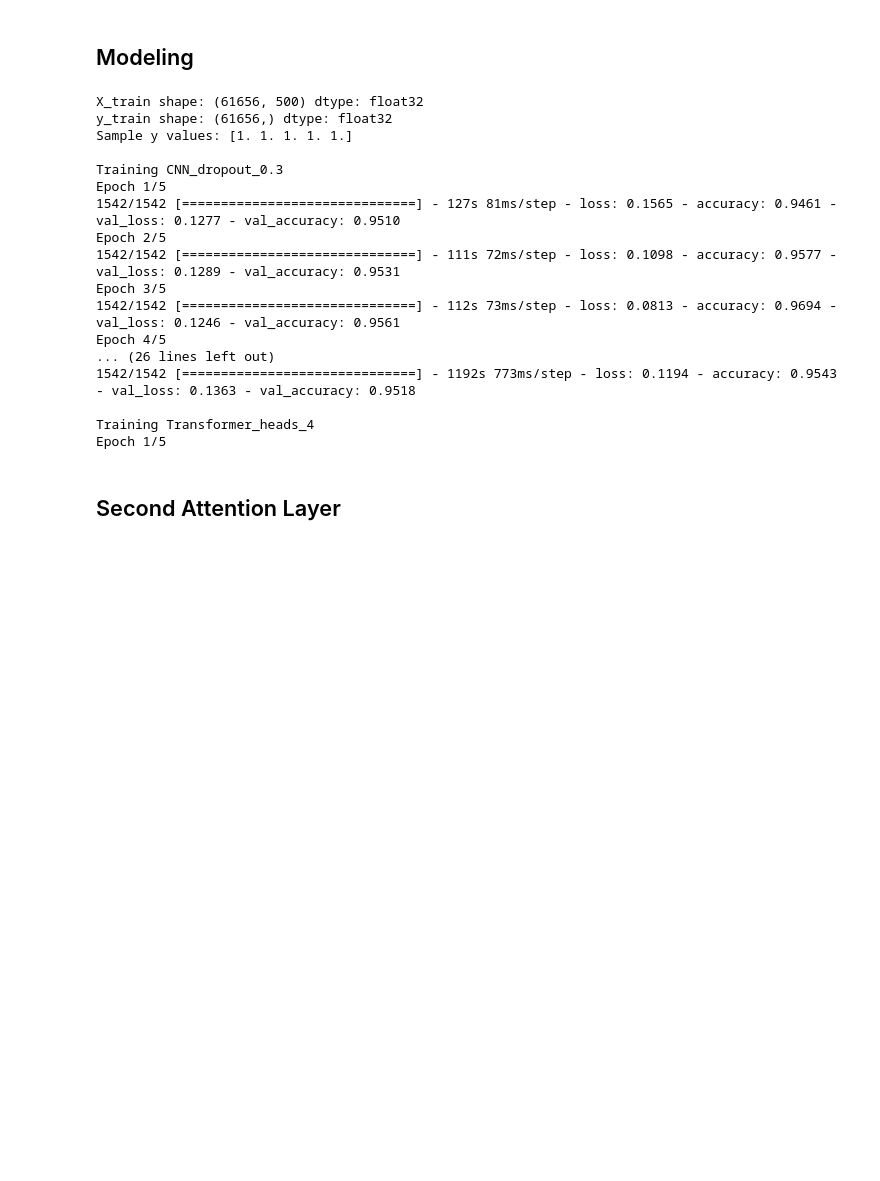
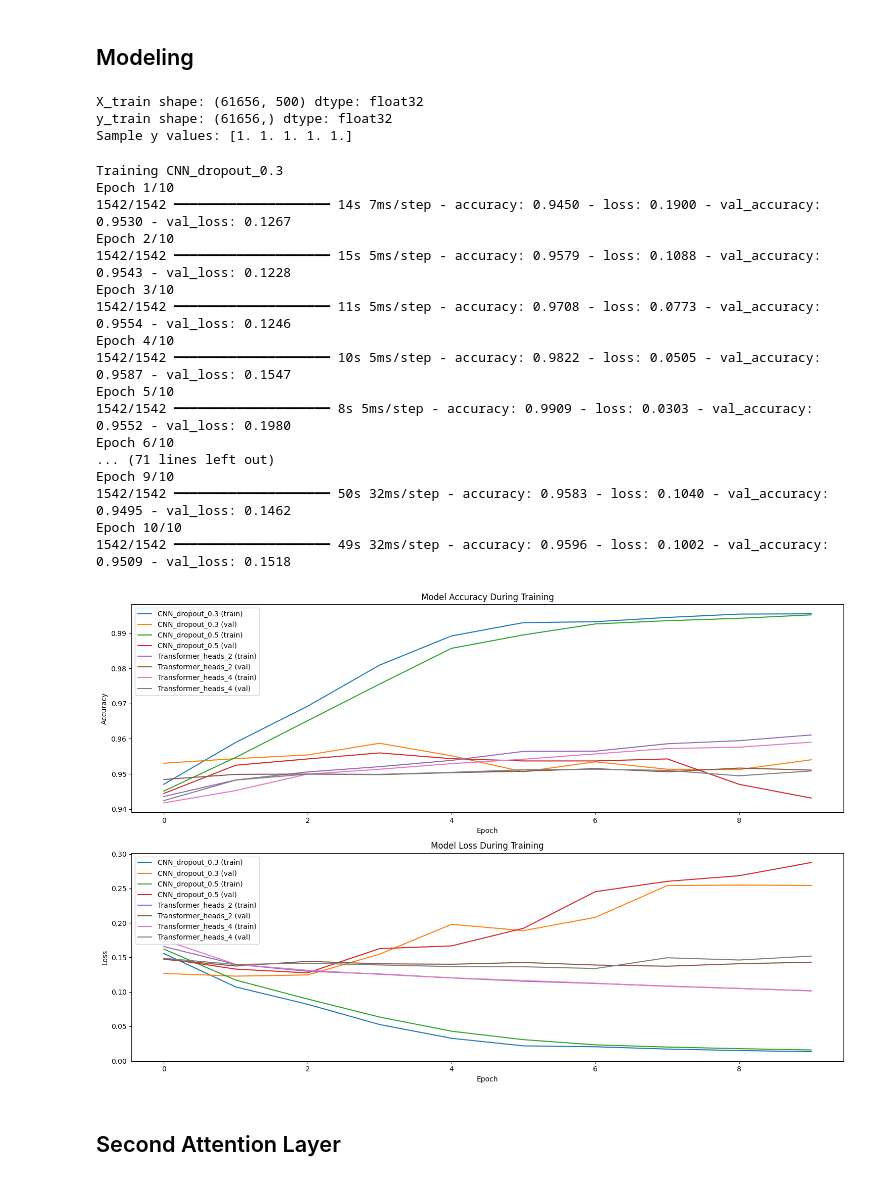
Before and after one commit to CloudMelanie/ml_lab7, a Jupyter notebook: main.ipynb, the cells around one changed output. Saved outputs shown, nothing was run; the diff lists cells and outputs as text; code cells hidden in the pictures; blank space fills up the shorter version.

```diff
--- a/main.ipynb
+++ b/main.ipynb
@@ -247,7 +242,7 @@ for name, model in models.items():
 
     history = model.fit(
         X_train, y_train,
-        epochs=5,
+        epochs=10,
         batch_size=32,
         validation_split=0.2,
         verbose=1
@@ -263,47 +258,51 @@ plt.figure(figsize=(15, 10))
 plt.subplot(2, 1, 1)
 for name, history in histories.items():
     plt.plot(history['accuracy'], label=f'{name} (train)')
     plt.plot(history['val_accuracy'], label=f'{name} (val)')
 plt.title('Model Accuracy During Training')
 plt.ylabel('Accuracy')
 plt.xlabel('Epoch')
 plt.legend()
 
 # Plot training loss
 plt.subplot(2, 1, 2)
 for name, history in histories.items():
     plt.plot(history['loss'], label=f'{name} (train)')
     plt.plot(history['val_loss'], label=f'{name} (val)')
 plt.title('Model Loss During Training')
 plt.ylabel('Loss')
 plt.xlabel('Epoch')
 plt.legend()
 
 plt.tight_layout()
 plt.show()
 
 # Print final test accuracies
 print("\nTest Accuracies:")
 for name, accuracy in results.items():
     print(f"{name}: {accuracy:.4f}")
 # %% [output]
 X_train shape: (61656, 500) dtype: float32
 y_train shape: (61656,) dtype: float32
 Sample y values: [1. 1. 1. 1. 1.]
-
-Training CNN_dropout_0.3
-Epoch 1/5
-1542/1542 [==============================] - 127s 81ms/step - loss: 0.1565 - accuracy: 0.9461 - val_loss: 0.1277 - val_accuracy: 0.9510
-Epoch 2/5
-1542/1542 [==============================] - 111s 72ms/step - loss: 0.1098 - accuracy: 0.9577 - val_loss: 0.1289 - val_accuracy: 0.9531
-Epoch 3/5
-1542/1542 [==============================] - 112s 73ms/step - loss: 0.0813 - accuracy: 0.9694 - val_loss: 0.1246 - val_accuracy: 0.9561
-Epoch 4/5
-... (26 lines left out)
-1542/1542 [==============================] - 1192s 773ms/step - loss: 0.1194 - accuracy: 0.9543 - val_loss: 0.1363 - val_accuracy: 0.9518
-
-Training Transformer_heads_4
-Epoch 1/5
+Training CNN_dropout_0.3
+Epoch 1/10
+1542/1542 ━━━━━━━━━━━━━━━━━━━━ 14s 7ms/step - accuracy: 0.9450 - loss: 0.1900 - val_accuracy: 0.9530 - val_loss: 0.1267
+Epoch 2/10
+1542/1542 ━━━━━━━━━━━━━━━━━━━━ 15s 5ms/step - accuracy: 0.9579 - loss: 0.1088 - val_accuracy: 0.9543 - val_loss: 0.1228
+Epoch 3/10
+1542/1542 ━━━━━━━━━━━━━━━━━━━━ 11s 5ms/step - accuracy: 0.9708 - loss: 0.0773 - val_accuracy: 0.9554 - val_loss: 0.1246
+Epoch 4/10
+1542/1542 ━━━━━━━━━━━━━━━━━━━━ 10s 5ms/step - accuracy: 0.9822 - loss: 0.0505 - val_accuracy: 0.9587 - val_loss: 0.1547
+Epoch 5/10
+1542/1542 ━━━━━━━━━━━━━━━━━━━━ 8s 5ms/step - accuracy: 0.9909 - loss: 0.0303 - val_accuracy: 0.9552 - val_loss: 0.1980
+Epoch 6/10
+... (71 lines left out)
+Epoch 9/10
+1542/1542 ━━━━━━━━━━━━━━━━━━━━ 50s 32ms/step - accuracy: 0.9583 - loss: 0.1040 - val_accuracy: 0.9495 - val_loss: 0.1462
+Epoch 10/10
+1542/1542 ━━━━━━━━━━━━━━━━━━━━ 49s 32ms/step - accuracy: 0.9596 - loss: 0.1002 - val_accuracy: 0.9509 - val_loss: 0.1518
+[figure, added]
 # %% [markdown]
 ## Second Attention Layer
 # %%
```
Also changed, not shown: parts of 8 cells of this notebook.
